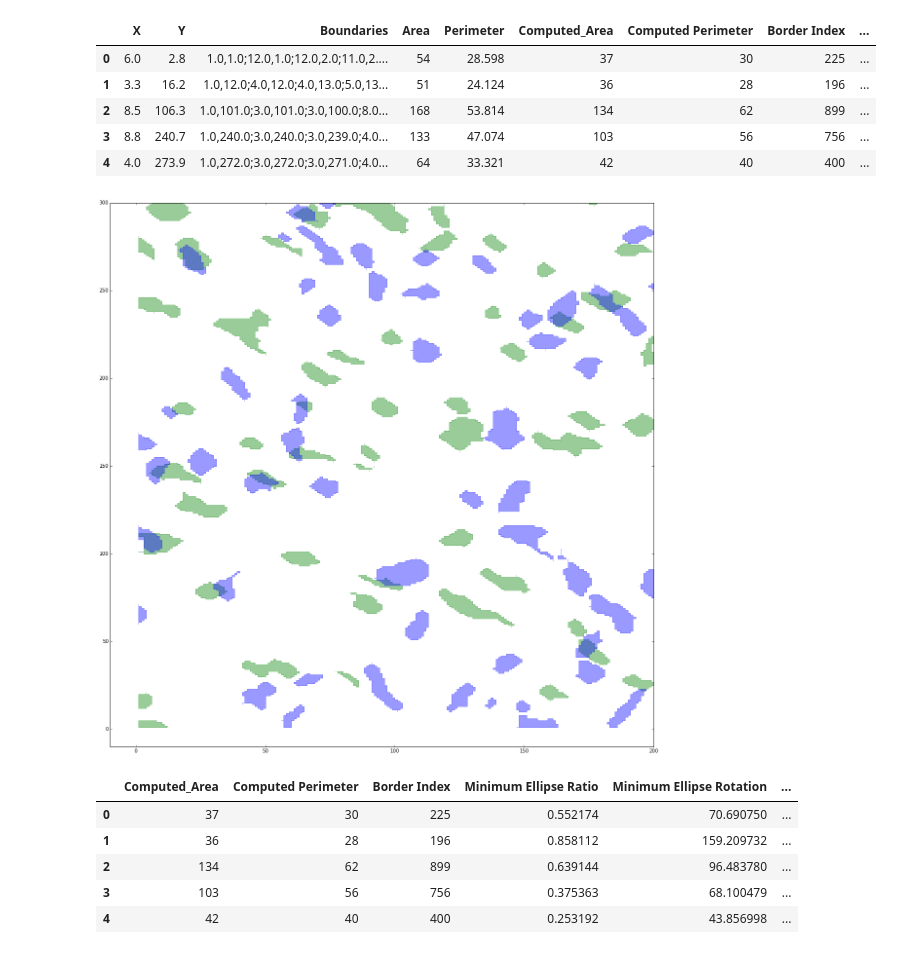
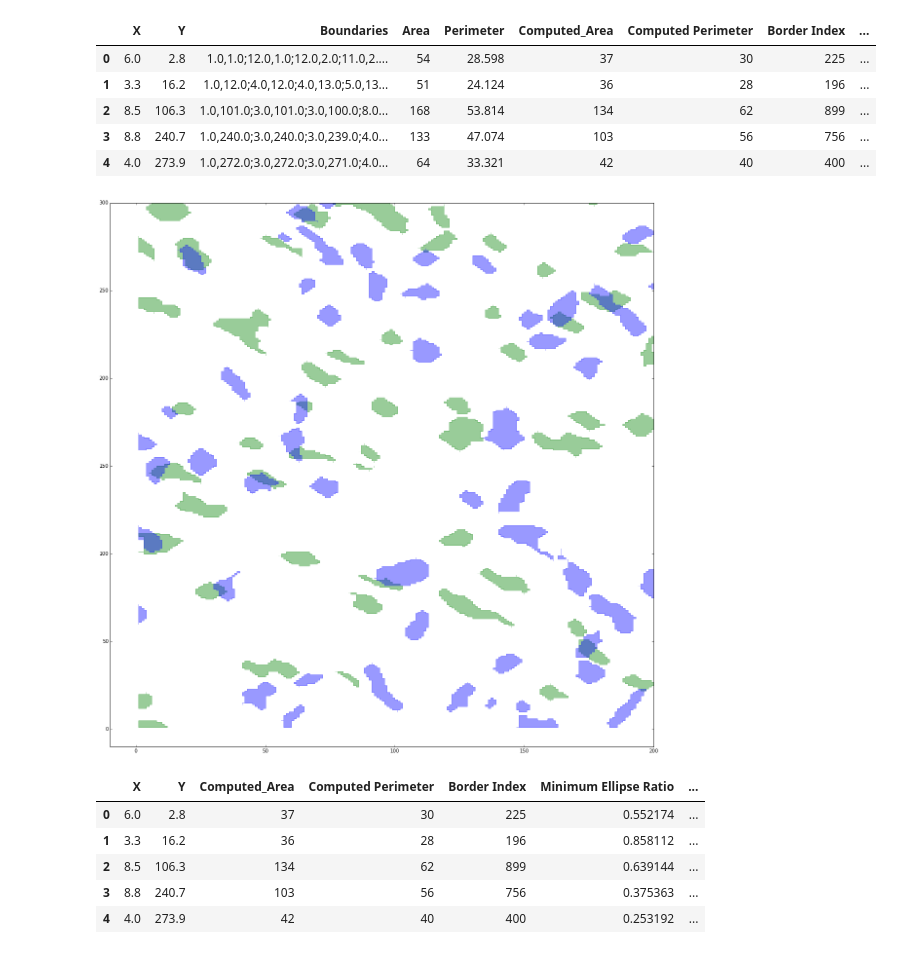
Before and after one commit to Sree-vathsan/CSE595_DataAnalyticsSoftwareStack, a Jupyter notebook: slide1.ipynb, the cells around one changed output. Cells and saved outputs as stored; diff of their text form; code cells hidden in the pictures.

```diff
--- a/slide1.ipynb
+++ b/slide1.ipynb
@@ -219,43 +219,44 @@ for bnd in boundaries:
         poly_nedges.append(len(points)-1)
 
     #Feature 9 - Centroid
-    poly_centroid.append(polygon.centroid)
+    #poly_centroid.append(polygon.centroid)
 
     #print(points)
     poly = patches.Polygon(points,alpha='0.2',ec='green',hatch='x',linestyle='dashed',fill=False)
 
     #ax1.add_patch(poly)
     patchesArr.append(poly)
 
 colors = 100*np.random.rand(len(patchesArr))
 p = PatchCollection(patchesArr, cmap=matplotlib.cm.jet, color='green', alpha=0.4)
 p2 = PatchCollection(patchesArr2, cmap=matplotlib.cm.jet, color='blue', alpha=0.4)
 #p.set_array(np.array(colors))
 ax1.add_collection(p)
 ax1.add_collection(p2)
 
 ax1.set_xlim(-10,200)
 ax1.set_ylim(-10,300)
 plt.show()
-candidateList = ['Computed_Area', 'Computed Perimeter', 'Border Index', 'Minimum Ellipse Ratio', 'Minimum Ellipse Rotation', \
-                 'Minimum Enclosing Circle', 'Compactness', 'Edge Count', 'Centroid']
+candidateList = ['X','Y','Computed_Area', 'Computed Perimeter', 'Border Index', 'Minimum Ellipse Ratio', 'Minimum Ellipse Rotation', \
+                 'Minimum Enclosing Circle', 'Compactness', 'Edge Count']
 dfDisplay = DataFrame(data=None,columns=candidateList)
+dfDisplay['X'] = dfSlide1['X']
+dfDisplay['Y'] = dfSlide1['Y']
 dfDisplay['Computed_Area'] = poly_area
 dfDisplay['Computed Perimeter'] = poly_per
 dfDisplay['Border Index'] = poly_bi
 dfDisplay['Minimum Ellipse Ratio'] = poly_minEllip_ratio
 dfDisplay['Minimum Ellipse Rotation'] = poly_minEllip_rotation
 dfDisplay['Minimum Enclosing Circle'] = poly_minCircleRad
 dfDisplay['Compactness'] = (np.asarray(poly_area, np.float32) * 4 * np.pi)/(np.asarray(poly_per,np.float32) ** 2)
 dfDisplay['Edge Count'] = poly_nedges
-dfDisplay['Centroid'] = poly_centroid
 
 dfDisplay.head()
 # %% [output]
 [figure]
-|  | Computed_Area | Computed Perimeter | Border Index | Minimum Ellipse Ratio | Minimum Ellipse Rotation | ... |
-| 0 | 37 | 30 | 225 | 0.552174 | 70.690750 | ... |
-| 1 | 36 | 28 | 196 | 0.858112 | 159.209732 | ... |
-| 2 | 134 | 62 | 899 | 0.639144 | 96.483780 | ... |
-| 3 | 103 | 56 | 756 | 0.375363 | 68.100479 | ... |
-| 4 | 42 | 40 | 400 | 0.253192 | 43.856998 | ... |
+|  | X | Y | Computed_Area | Computed Perimeter | Border Index | Minimum Ellipse Ratio | ... |
+| 0 | 6.0 | 2.8 | 37 | 30 | 225 | 0.552174 | ... |
+| 1 | 3.3 | 16.2 | 36 | 28 | 196 | 0.858112 | ... |
+| 2 | 8.5 | 106.3 | 134 | 62 | 899 | 0.639144 | ... |
+| 3 | 8.8 | 240.7 | 103 | 56 | 756 | 0.375363 | ... |
+| 4 | 4.0 | 273.9 | 42 | 40 | 400 | 0.253192 | ... |
```
Also changed, not shown: parts of 10 cells of this notebook, 1 other file.
